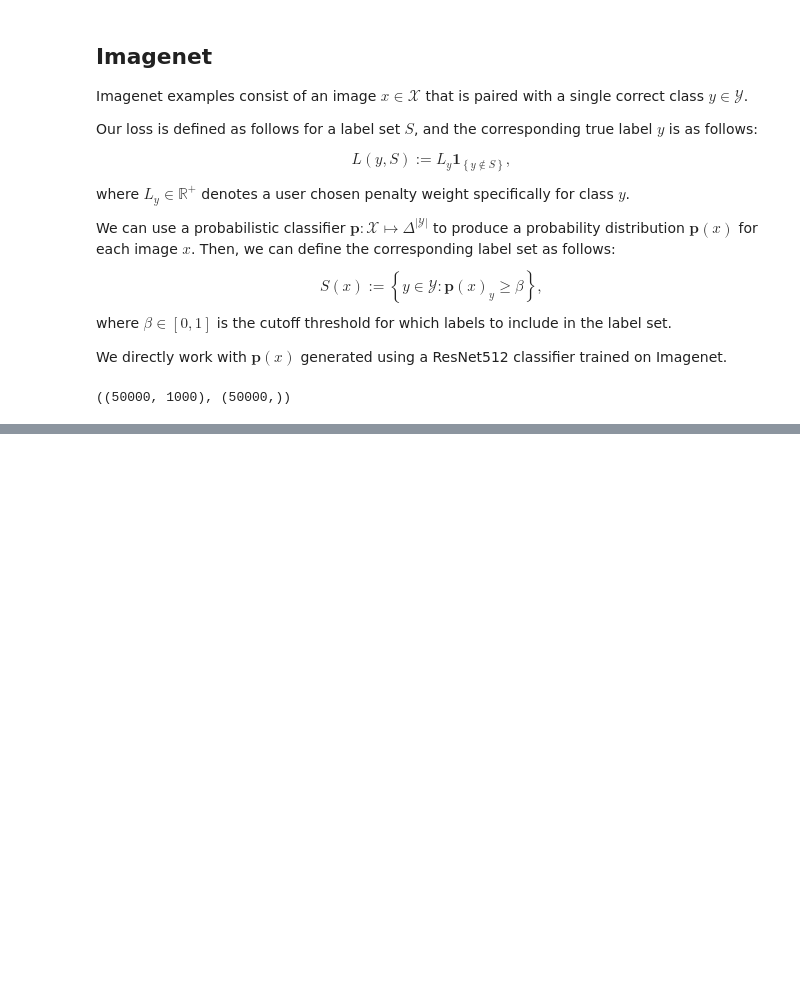
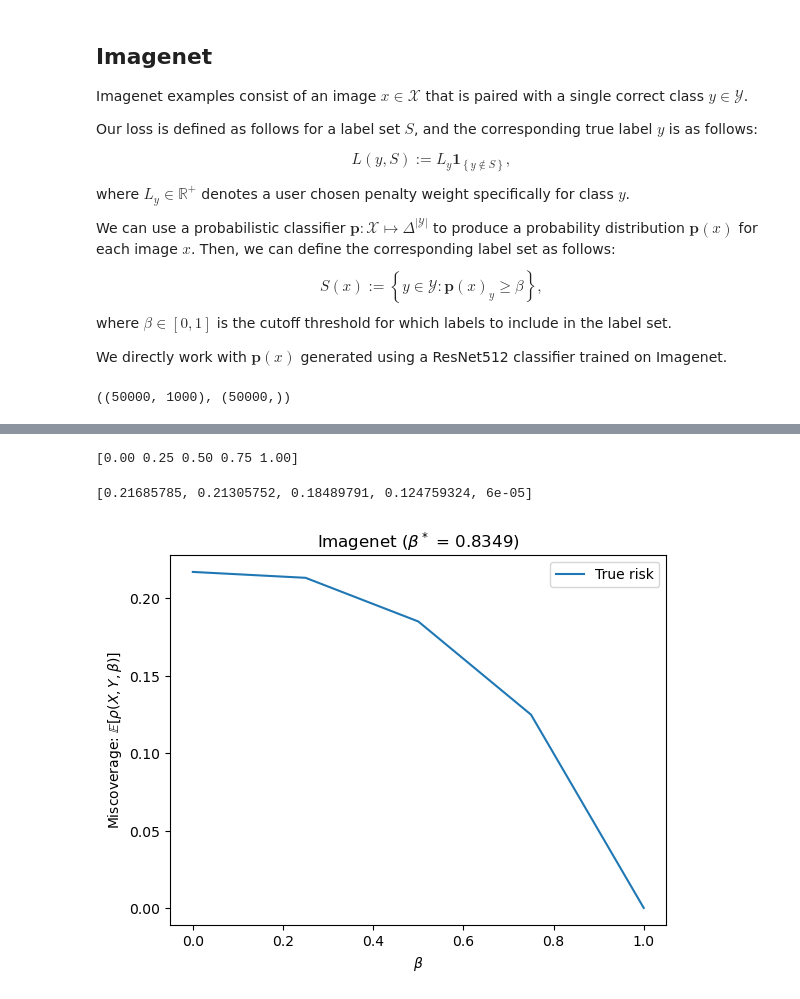
Before and after one commit to neilzxu/active-rcps, a Jupyter notebook: real_data.ipynb, the cells around one changed output, grey strips where cells are left out. Saved outputs shown, nothing was run; the diff lists cells and outputs as text; code cells hidden in the pictures; blank space fills up the shorter version.

```diff
--- a/real_data.ipynb
+++ b/real_data.ipynb
@@ -23,7 +23,7 @@ def load_data(data_dir):
     import load_data
     return load_data.load_imagenet_torch_preds(data_dir)
 # %%
-data_dir = 'data/imagenet'
+data_dir = 'data/imagenet_no_T'
 scores, labels = load_data(data_dir)
 scores.shape, labels.shape
 # %% [output]
@@ -241,0 +146,65 @@ TypeError: 'float' object is not subscriptable
+# %%
+def predicted_risk(P, w, beta):
+    import torch
+
+    P, w = torch.Tensor(P), torch.Tensor(w)
+    w_P = P * w.reshape(1, -1)
+    w_P_sq = torch.square(P) * w.reshape(1, -1)
+    sort_arr, idx_arr = torch.sort(w_P, descending=True, dim=-1, stable=True)
+
+
+    sums_arr = torch.cumsum(sort_arr, dim=-1)
+    top_idx = torch.argmax((sums_arr >= beta).int(), dim=-1)
+    # if all sums are below beta, set to last possible index (i.e., include all labels)
+    sum_small_idxs = torch.all(sums_arr < beta, dim=-1)
+    top_idx[sum_small_idxs] = w.shape[0] - 1
+
+    exc_sums = []
+    for i in range(P.shape[0]):
+        if top_idx[i] == w.shape[0] - 1:
+            exc_sums.append(0)
+        else:
+            exc_idxs = idx_arr[i, (top_idx[i] + 1):]
+            exc_sums.append(((w[exc_idxs] ** 2) * P[i, :][exc_idxs]).sum())
+    return torch.Tensor(exc_sums).numpy()
+
+
+def plot_imagenet_true_rho(scores, labels):
+    import matplotlib.pyplot as plt
+    import numpy as np
+    from tqdm.notebook import tqdm
+    import scipy
+
+
+    rho = TopBetaCoverage()
+
+    betas = np.linspace(0.0, 1., 5)
+    print(betas)
+    # predicted_risks = [np.mean(predicted_risk(scores, np.ones(1000), beta)) for beta in betas]
+    # risks = [np.mean([rho(((scores[i].reshape(1, -1), None), [labels[i]]), beta) for i in range(len(scores))]) for beta in tqdm(betas, 'Compute average risk')]
+    risks = [np.mean(rho(((scores, None), labels), beta)) for beta in tqdm(betas, 'Compute average risk')]
+
+    print(risks)
+    # print(other_risks)
+
+    theta = 0.1
+    def func(beta):
+        return np.mean(rho(((scores, None), labels), beta)) - theta
+    res = scipy.optimize.root_scalar(func, method='brentq', rtol=1e-4, bracket=(0, 1))
+    assert res.converged, "Didn't converge"
+
+    fig, ax = plt.figure(), plt.gca()
+    ax.set_title(f"Imagenet ($\\beta^*$ = {res.root:.4f})")
+
+    ax.plot(betas, risks, label='True risk'), ax.set_xlabel('$\\beta$'), ax.set_ylabel('Miscoverage: $\\mathbb{E}[\\rho(X, Y, \\beta)]$')
+    # ax.plot(betas, predicted_risks, label='Predicted risk')
+    ax.legend()
+
+    # fig, ax = plt.figure(), plt.gca()
+    # ax.hist([np.sum(row[row > 0] * np.log(1 / row[row > 0])) for row in scores]), ax.set_xlabel('$H(\mathbf{p}(X))$'), ax.set_ylabel('Frequency')
+    # ax.set_title('Imagenet Entropies')
+plot_imagenet_true_rho(scores, labels)
+# %% [output]
+[0.00 0.25 0.50 0.75 1.00]
+[0.21685785, 0.21305752, 0.18489791, 0.124759324, 6e-05]
+[figure, added]
```
Also changed, not shown: parts of 13 cells of this notebook, 9 other files.
